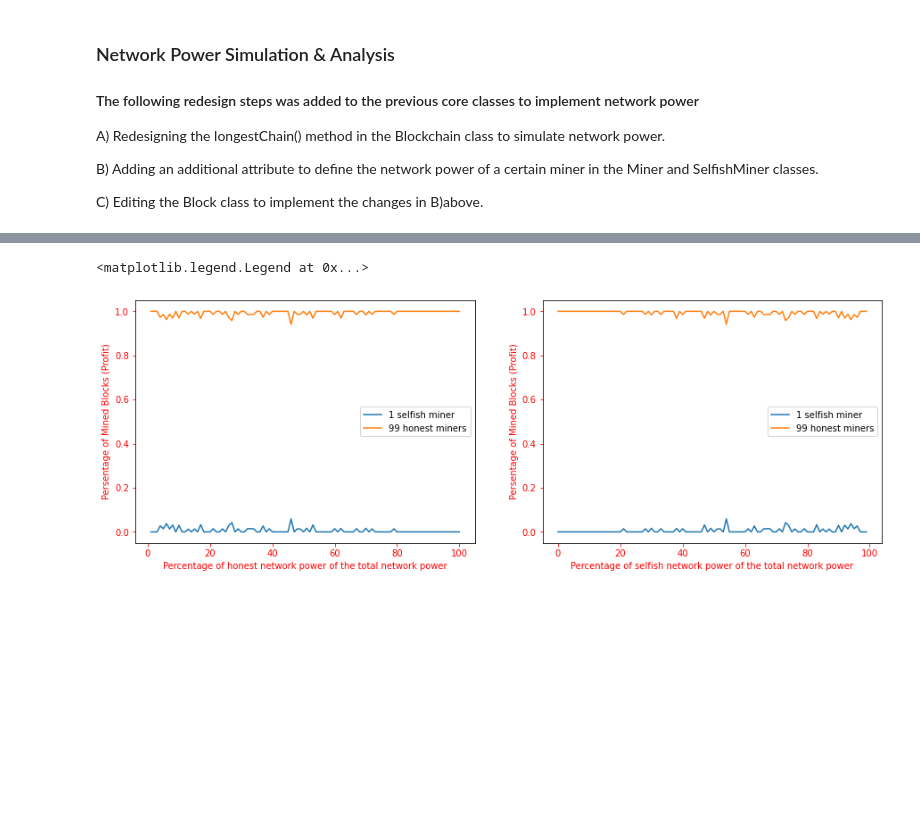
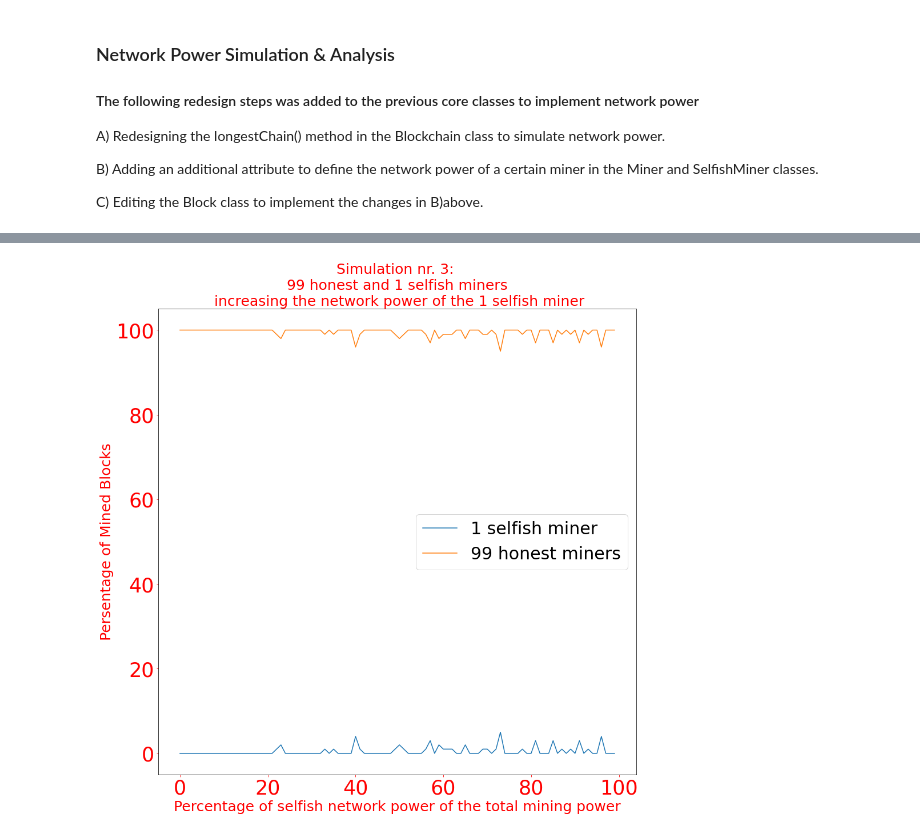
Before and after one commit to MohammedGuniem/Selfish-GHOST-and-Stubborn-Mining, a Jupyter notebook: Final Project Notebook.ipynb, the cells around one changed output, grey strips where cells are left out. Saved outputs shown, nothing was run; the diff lists cells and outputs as text; code cells hidden in the pictures; blank space fills up the shorter version.

Commit message:
Sim. 1 to 5 are done, remaining stabburn mining
Test is ok

```diff
--- a/Final Project Notebook.ipynb
+++ b/Final Project Notebook.ipynb
@@ -290,8 +291,8 @@ for selfish_power in sim_range_selfish:
     selfish_profits, honest_profits = simulate_selfish_mining(bc, honest_miners, selfish_miners)
     sum_selfish_profit = round(sum(selfish_profits), 2)
     sum_honest_profit = round(sum(honest_profits), 2)
-    all_total_selfish_profits.append(sum_selfish_profit)
-    all_total_honest_profits.append(sum_honest_profit)
+    all_total_selfish_profits.append(sum_selfish_profit*100)
+    all_total_honest_profits.append(sum_honest_profit*100)
 
     if output:
         print(f"Total Percentage Sum of Honest Profit: {sum_honest_profit}")
@@ -445,20 +446,20 @@ for selfish_power in sim_range_selfish:
     selfish_profits, honest_profits = simulate_selfish_mining(bc, honest_miners, selfish_miners)
     sum_selfish_profit = round(sum(selfish_profits), 2)
     sum_honest_profit = round(sum(honest_profits), 2)
-    all_total_selfish_profits.append(sum_selfish_profit)
-    all_total_honest_profits.append(sum_honest_profit)
+    all_total_selfish_profits.append(sum_selfish_profit*100)
+    all_total_honest_profits.append(sum_honest_profit*100)
 
     if len(selfish_profits) != 0:
         average_selfish_profit = round(sum(selfish_profits) / len(selfish_profits), 2)
     else:
         average_selfish_profit = 0
-    all_average_selfish_profits.append(average_selfish_profit)
+    all_average_selfish_profits.append(average_selfish_profit*100)
 
     if len(honest_profits) != 0:
         average_honest_profit = round(sum(honest_profits) / len(honest_profits), 2)
     else:
         average_honest_profit = 0
-    all_average_honest_profits.append(average_honest_profit)
+    all_average_honest_profits.append(average_honest_profit*100)
 
     if output:
         print(f"Total Percentage Sum of Honest Profit: {sum_honest_profit}, Average: {average_honest_profit}")
@@ -802,53 +803,24 @@ Total profit: 1.0000000000000004
 # %%
 """
 Drawing the results of the previous simulation nr. 3
+"""
 
---- A reminder of Simulation Details ---
-In this simulation, we aim to determine the effect of an increasing network power of just one selfish miner, the simulation has the following setup:
-
-Network Power will be used in the longestChain() method to increase the chances of a certain block creator to have his block and its previous blockchain replicated faster than other the blocks from other miners with low network power.
-
-Also note that the block is still chossen randomly in the longestChain() method. However, now we are increasing the chances by checking the network power of a miner who created that block and if it is found out to be smaller than a randomly generated number between 0 to 100 than his block gets replicated and if not, his block does not get replicated across the network in the simulation.
-
-A) Total available network power of 100
-
-B) starting the total selfish network power at 0, and
-
-C) starting the total honest network power at 100
-
-D) Total number of miners is 100, always having 99 honest miners and 1 selfish miner
-
-E) Network power will vary from one miner to another, beacuse we are
-
-    Increasing the network power of the 1 selfish miner from 0 to 99 with selfish_network_power += 1, and
-    decreasing the network power of the 99 honest miners from 100 to 1 with honest_network_power -= 1.
-
-F) Total mining power is 100 and it is divided equally among all miners, so each one of the 100 miners will have a mining power of 1 no matter if he is a selfish or honest miner.
-"""
 import matplotlib.pyplot as plt
 
 selfish_power = list(sim_range_selfish)
 honest_power = list(sim_range_honest)
 
-fig, axs = plt.subplots(1, 2, figsize=(15,5))
+fig, axs = plt.subplots(1, 1, figsize=(15,15))
 
-axs[0].plot(honest_power, selfish_profits, label = "1 selfish miner")
-axs[0].plot(honest_power, honest_profits, label = "99 honest miners")
-axs[0].tick_params(axis='x', colors='red')
-axs[0].tick_params(axis='y', colors='red')
-axs[0].set_xlabel('Percentage of honest network power of the total network power').set_color('red')
-axs[0].set_ylabel('Persentage of Mined Blocks (Profit)').set_color('red')
-axs[0].legend()
-
-axs[1].plot(selfish_power, selfish_profits, label = "1 selfish miner")
-axs[1].plot(selfish_power, honest_profits, label = "99 honest miners")
-axs[1].tick_params(axis='x', colors='red')
-axs[1].tick_params(axis='y', colors='red')
-axs[1].set_xlabel('Percentage of selfish network power of the total network power').set_color('red')
-axs[1].set_ylabel('Persentage of Mined Blocks (Profit)').set_color('red')
-axs[1].legend()
-
-# Remove the plot on right side, enough with the one on the left side for better scare
+axs.plot(selfish_power, all_total_selfish_profits, label = "1 selfish miner")
+axs.plot(selfish_power, all_total_honest_profits, label = "99 honest miners")
+axs.tick_params(axis='x', colors='red')
+axs.tick_params(axis='y', colors='red')
+axs.set_title('Simulation nr. 3: \n 99 honest and 1 selfish miners \n increasing the network power of the 1 selfish miner', fontsize=25).set_color('red')
+axs.set_xlabel('Percentage of selfish network power of the total mining power', fontsize=25).set_color('red')
+axs.set_ylabel('Persentage of Mined Blocks', fontsize=25).set_color('red')
+axs.legend(prop={"size":30})
+l = plt.setp(axs.get_xticklabels(), fontsize=35)
+l = plt.setp(axs.get_yticklabels(), fontsize=35)
 # %% [output]
-<matplotlib.legend.Legend at 0x...>
-[figure, old version]
+[figure, new version]
```
Also changed, not shown: parts of 21 cells of this notebook, 8 other files.
